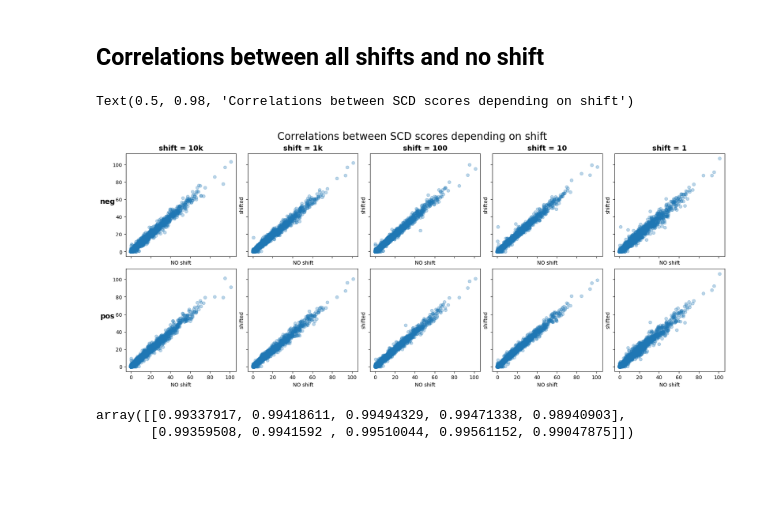
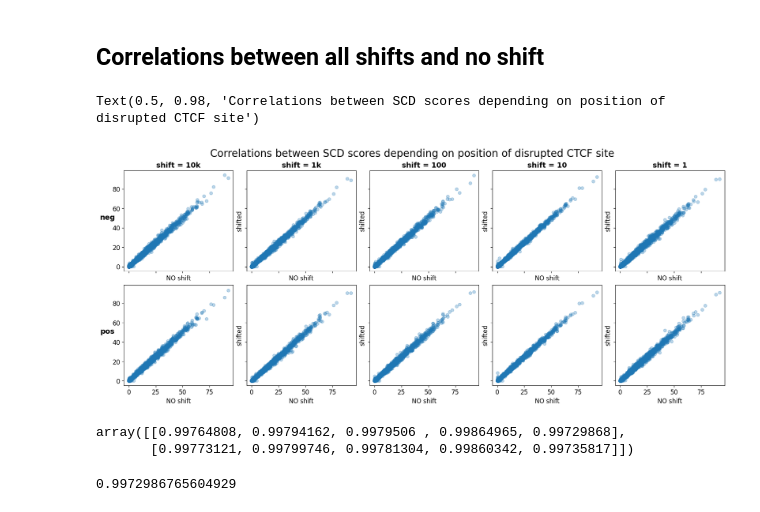
Before and after one commit to Fudenberg-Research-Group/akitaV2-analyses, a Jupyter notebook: experiments/genomic_disruption/shifted_permutations/analysis/analysis.ipynb, the cells around one changed output. Saved outputs shown, nothing was run; the diff lists cells and outputs as text; code cells hidden in the pictures; blank space fills up the shorter version.

```diff
--- a/experiments/genomic_disruption/shifted_permutations/analysis/analysis.ipynb
+++ b/experiments/genomic_disruption/shifted_permutations/analysis/analysis.ipynb
@@ -3,5 +3,6 @@ import pandas as pd
 import numpy as np
 import seaborn as sn
 import matplotlib.pyplot as plt
+plt.style.use("/home1/smaruj/akitaX1-analyses/plot_styles/global_plotting_style.mplstyle")
 from akita_utils.format_io import h5_to_df
 from scipy import stats
@@ -21,3 +13,5 @@ df = read_and_average_shuffling_exp(data_dir, stat_to_average=stat_of_analysis_i
+# %%
+df = read_multi_model_shuffling_data()
 # %% [markdown]
 ## Correlation between +10kb shift and wt
 # %%
@@ -37,46 +39,50 @@ shifts_corr_summary = np.zeros((2, 5))
 
 fig, axs = plt.subplots(2, 5, figsize=(17, 7), sharex=True, sharey=True, layout="constrained")
 
-wt = np.array(df["SCD_no"])
+wt = np.array(df["SCD_no_ave"])
 
 for shift_index in range(len(shifts)):
 
     shift = shifts[shift_index]
 
-    neg_shift = np.array(df[f"{stat_of_analysis_interest}_n{shift}"])
-    pos_shift = np.array(df[f"{stat_of_analysis_interest}_p{shift}"])
+    neg_shift = np.array(df[f"SCD_n{shift}_ave"])
+    pos_shift = np.array(df[f"SCD_p{shift}_ave"])
 
     shifts_corr_summary[0, shift_index] = stats.pearsonr(wt, neg_shift).statistic
     shifts_corr_summary[1, shift_index] = stats.pearsonr(wt, pos_shift).statistic
 
     axs[0, shift_index].scatter(x=wt, y=neg_shift, alpha=0.3)
     axs[1, shift_index].scatter(x=wt, y=pos_shift, alpha=0.3)
 
     axs[0, shift_index].set_xlabel("NO shift")
     axs[0, shift_index].set_ylabel("shifted")
 
     axs[1, shift_index].set_xlabel("NO shift")
     axs[1, shift_index].set_ylabel("shifted")
 
 col_names = [f"shift = {i}" for i in shifts]
 
 for ax, col in zip(axs[0], col_names):
     ax.set_title(col, size=14, fontdict=dict(weight="bold"))
 
 row_names = ["neg", "pos"]
 
 for ax, row in zip(
     axs[:, 0],
     row_names,
 ):
     ax.set_ylabel(row, rotation=0, fontsize=14, labelpad=10, fontdict=dict(weight="bold"))
 
-fig.suptitle(f"Correlations between {stat_of_analysis_interest} scores depending on shift", fontsize=20)
+fig.suptitle("Correlations between SCD scores depending on position of disrupted CTCF site", fontsize=20)
 # %% [output]
-Text(0.5, 0.98, 'Correlations between SCD scores depending on shift')
+Text(0.5, 0.98, 'Correlations between SCD scores depending on position of disrupted CTCF site')
-[figure, old version]
+[figure, new version]
 # %%
 shifts_corr_summary
 # %% [output]
-array([[0.99337917, 0.99418611, 0.99494329, 0.99471338, 0.98940903],
-       [0.99359508, 0.9941592 , 0.99510044, 0.99561152, 0.99047875]])
+array([[0.99764808, 0.99794162, 0.9979506 , 0.99864965, 0.99729868],
+       [0.99773121, 0.99799746, 0.99781304, 0.99860342, 0.99735817]])
+# %%
+shifts_corr_summary.min()
+# %% [output]
+0.9972986765604929
```
Also changed, not shown: parts of 6 cells of this notebook, 1 other file.
